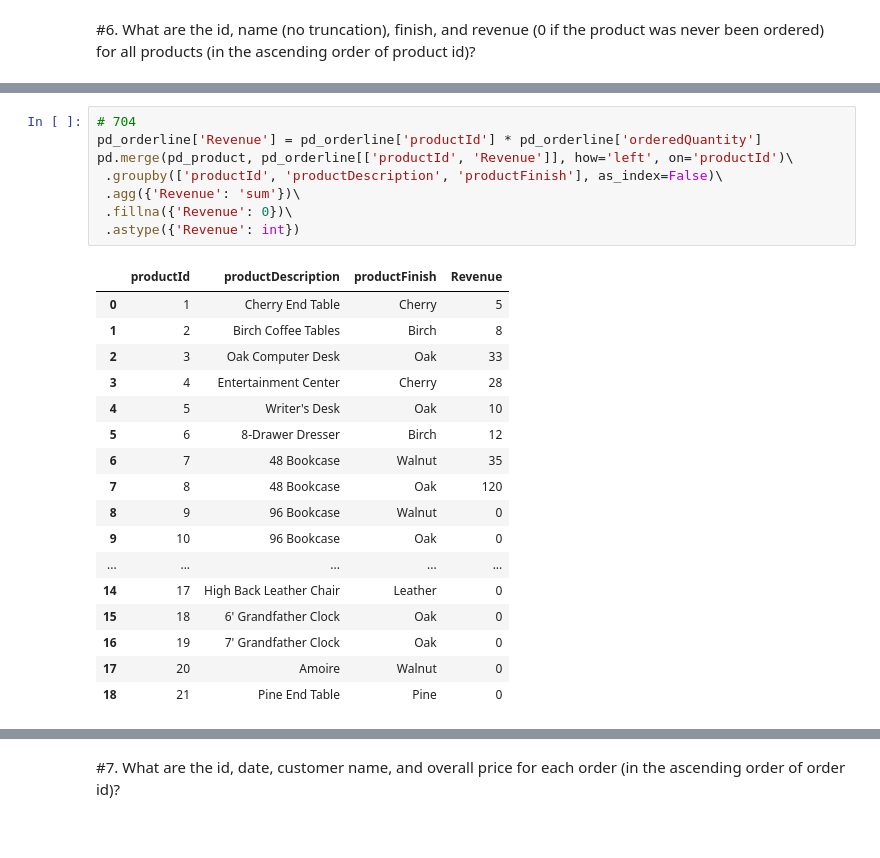
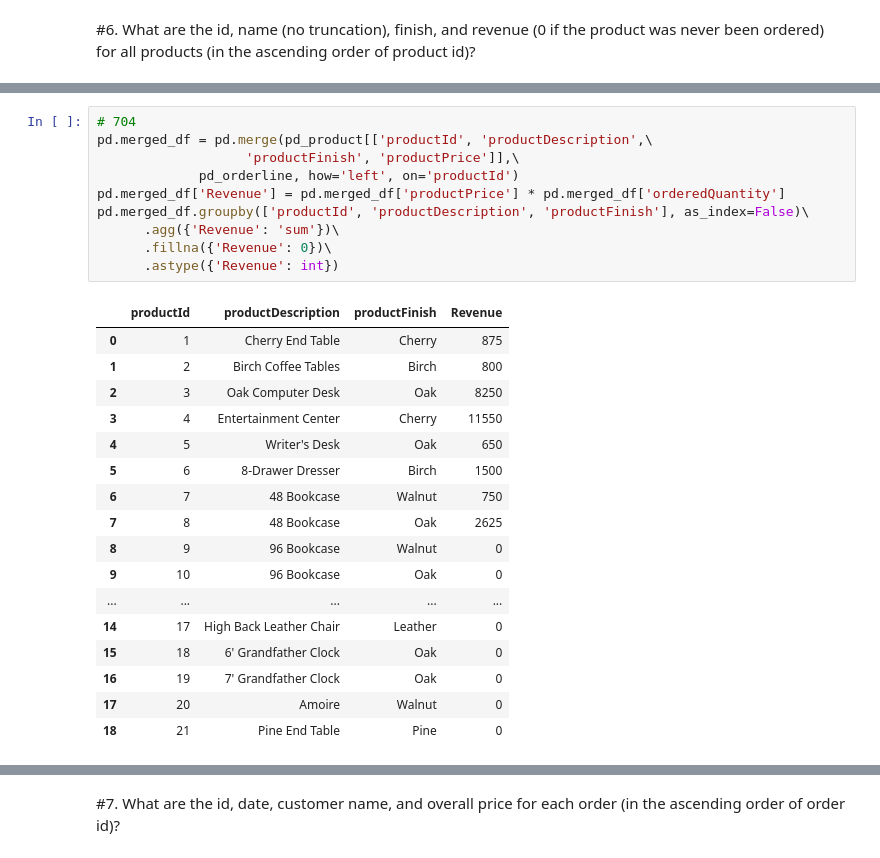
Before and after one commit to Ch256981/IMLP347, a Jupyter notebook: HW2_Ko_I_Hung.ipynb, the cells around one changed output, grey strips where cells are left out. Cells and saved outputs as stored; diff of their text form.

```diff
--- a/HW2_Ko_I_Hung.ipynb
+++ b/HW2_Ko_I_Hung.ipynb
@@ -161,21 +125,23 @@ spark.sql('''SELECT p.productId, p.productDescription, p.productFinish, COALESCE
 # %%
 # 704
-pd_orderline['Revenue'] = pd_orderline['productId'] * pd_orderline['orderedQuantity']
-pd.merge(pd_product, pd_orderline[['productId', 'Revenue']], how='left', on='productId')\
- .groupby(['productId', 'productDescription', 'productFinish'], as_index=False)\
- .agg({'Revenue': 'sum'})\
- .fillna({'Revenue': 0})\
- .astype({'Revenue': int})
+pd.merged_df = pd.merge(pd_product[['productId', 'productDescription',\
+                   'productFinish', 'productPrice']],\
+             pd_orderline, how='left', on='productId')
+pd.merged_df['Revenue'] = pd.merged_df['productPrice'] * pd.merged_df['orderedQuantity']
+pd.merged_df.groupby(['productId', 'productDescription', 'productFinish'], as_index=False)\
+      .agg({'Revenue': 'sum'})\
+      .fillna({'Revenue': 0})\
+      .astype({'Revenue': int})
 # %% [output]
 |  | productId | productDescription | productFinish | Revenue |
-| 0 | 1 | Cherry End Table | Cherry | 5 |
-| 1 | 2 | Birch Coffee Tables | Birch | 8 |
-| 2 | 3 | Oak Computer Desk | Oak | 33 |
-| 3 | 4 | Entertainment Center | Cherry | 28 |
-| 4 | 5 | Writer's Desk | Oak | 10 |
-| 5 | 6 | 8-Drawer Dresser | Birch | 12 |
-| 6 | 7 | 48 Bookcase | Walnut | 35 |
-| 7 | 8 | 48 Bookcase | Oak | 120 |
+| 0 | 1 | Cherry End Table | Cherry | 875 |
+| 1 | 2 | Birch Coffee Tables | Birch | 800 |
+| 2 | 3 | Oak Computer Desk | Oak | 8250 |
+| 3 | 4 | Entertainment Center | Cherry | 11550 |
+| 4 | 5 | Writer's Desk | Oak | 650 |
+| 5 | 6 | 8-Drawer Dresser | Birch | 1500 |
+| 6 | 7 | 48 Bookcase | Walnut | 750 |
+| 7 | 8 | 48 Bookcase | Oak | 2625 |
 | 8 | 9 | 96 Bookcase | Walnut | 0 |
 | 9 | 10 | 96 Bookcase | Oak | 0 |
 | ... | ... | ... | ... | ... |
```
Also changed, not shown: parts of 13 cells of this notebook.
